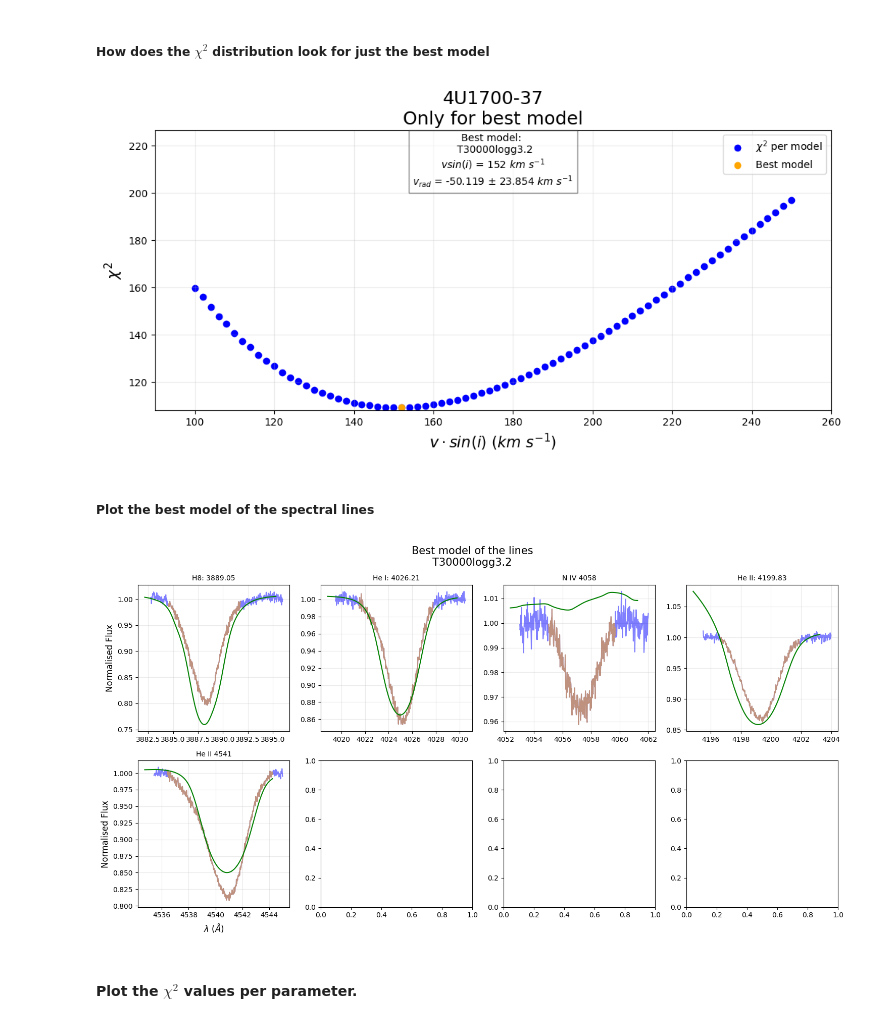
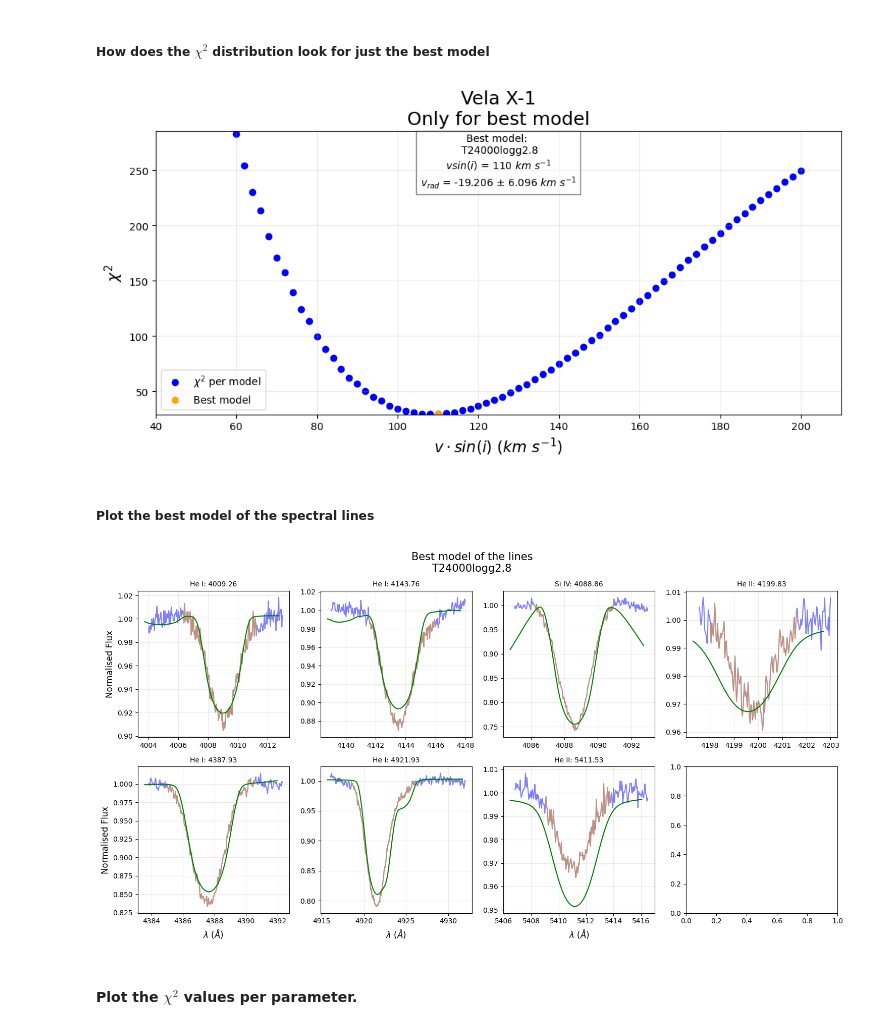
Before and after one commit to LvV210/MasterProject, a Jupyter notebook: ModelFitting/Analysis_GridSearch.ipynb, the cells around one changed output. Saved outputs shown, nothing was run; the diff lists cells and outputs as text; code cells hidden in the pictures.

```diff
--- a/ModelFitting/Analysis_GridSearch.ipynb
+++ b/ModelFitting/Analysis_GridSearch.ipynb
@@ -59,7 +59,20 @@ def save_name_to_object_name(input_string):
 ##### Import the data
 # %%
 # Define the path to the gridsearch_info.txt file
-file_path = '/mnt/c/Users/luukv/Documenten/NatuurSterrkenkundeMasterProject/CodeMP/MasterProject/ModelFitting/FitResults/4U1700_37S100E250delta2/gridsearch_info.txt'
+# 4U1700-37 S100E250delta2
+# file_path = '/mnt/c/Users/luukv/Documenten/NatuurSterrkenkundeMasterProject/CodeMP/MasterProject/ModelFitting/FitResults/4U1700_37S100E250delta2/gridsearch_info.txt'
+# 4U1538-52 S100E250delta5
+# file_path = '/mnt/c/Users/luukv/Documenten/NatuurSterrkenkundeMasterProject/CodeMP/MasterProject/ModelFitting/FitResults/4U1538_52S100E250delta5/gridsearch_info.txt'
+# CenX-3 S150E300delta5
+# file_path = '/mnt/c/Users/luukv/Documenten/NatuurSterrkenkundeMasterProject/CodeMP/MasterProject/ModelFitting/FitResults/CenX_3S150E300delta5/gridsearch_info.txt'
+# LMCX-4 S150E300delta5
+# file_path = '/mnt/c/Users/luukv/Documenten/NatuurSterrkenkundeMasterProject/CodeMP/MasterProject/ModelFitting/FitResults/LMCX_4S150E300delta5/gridsearch_info.txt'
+# SMCX-1 S100E250delta5
+# file_path = '/mnt/c/Users/luukv/Documenten/NatuurSterrkenkundeMasterProject/CodeMP/MasterProject/ModelFitting/FitResults/SMCX_1S100E250delta5/gridsearch_info.txt'
+# VelaX-1 S50E200delta2
+file_path = '/mnt/c/Users/luukv/Documenten/NatuurSterrkenkundeMasterProject/CodeMP/MasterProject/ModelFitting/FitResults/VelaX_1S50E200delta2/gridsearch_info.txt'
+
+
 # Initialize variables to store extracted information
 grid_search_info = {}
 
@@ -216,17 +229,18 @@ plt.legend(loc='best')
 
 plt.show()
 # %% [output]
-[figure, old version]
+[figure, new version]
 # %% [markdown]
 ##### Plot the best model of the spectral lines
 # %%
 spectra = import_spectra(object_)
 models = import_models_quickload(galaxy)
 spectral_lines = lines(object_name)
 
-plot_best_model(spectra, models, spectral_lines, best_model, vrad, extract_vsini(vsini_best))
+save_path = f'/mnt/c/Users/luukv/Documenten/NatuurSterrkenkundeMasterProject/CodeMP/MasterProject/Plots/{object_}/BestModelOverSpectrum.png'
+plot_best_model(spectra, models, spectral_lines, best_model, vrad, extract_vsini(vsini_best), save=save_path)
 # %% [output]
-[figure, old version]
+[figure, new version]
 # %% [markdown]
 #### Plot the $\chi^{2}$ values per parameter.
 # %% [markdown]
```
Also changed, not shown: parts of 7 cells of this notebook, 24 other files.
